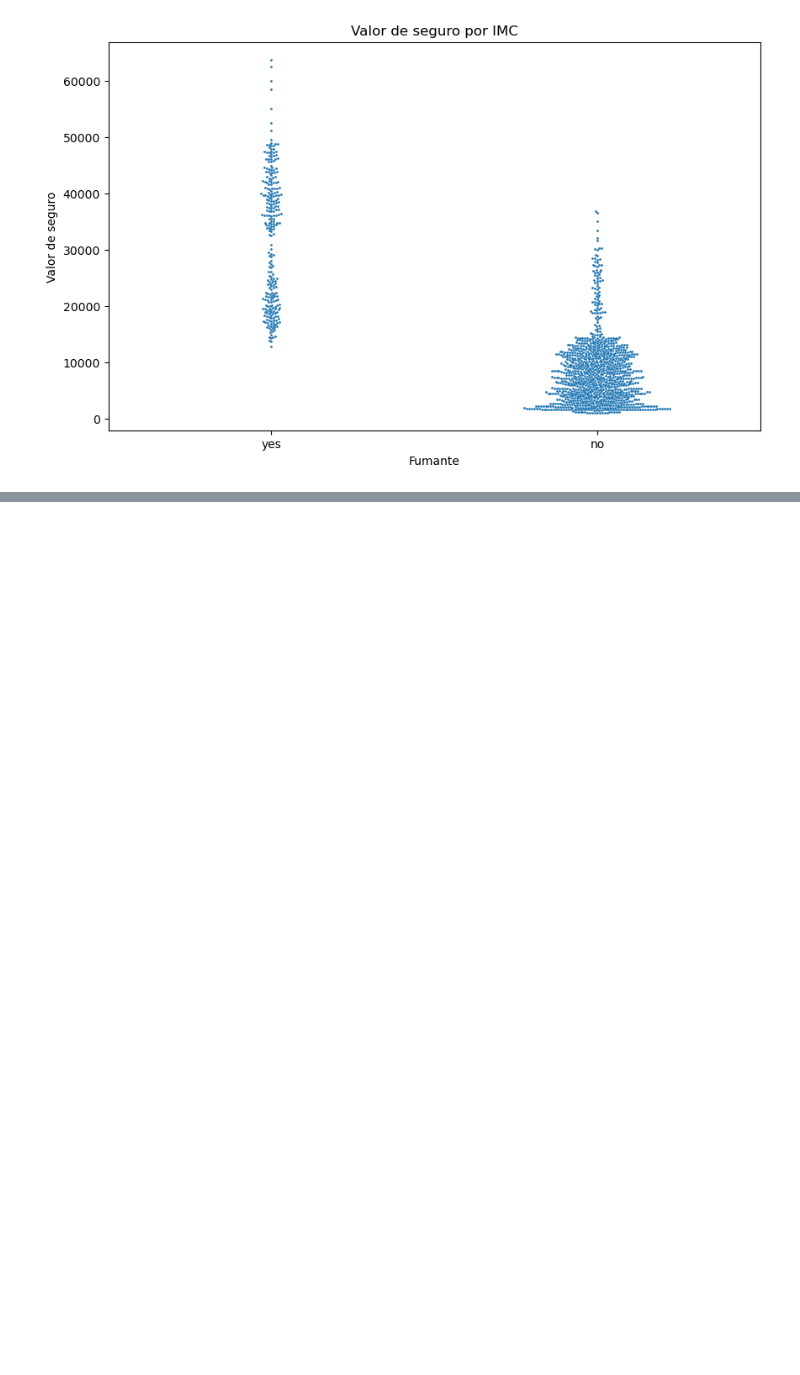
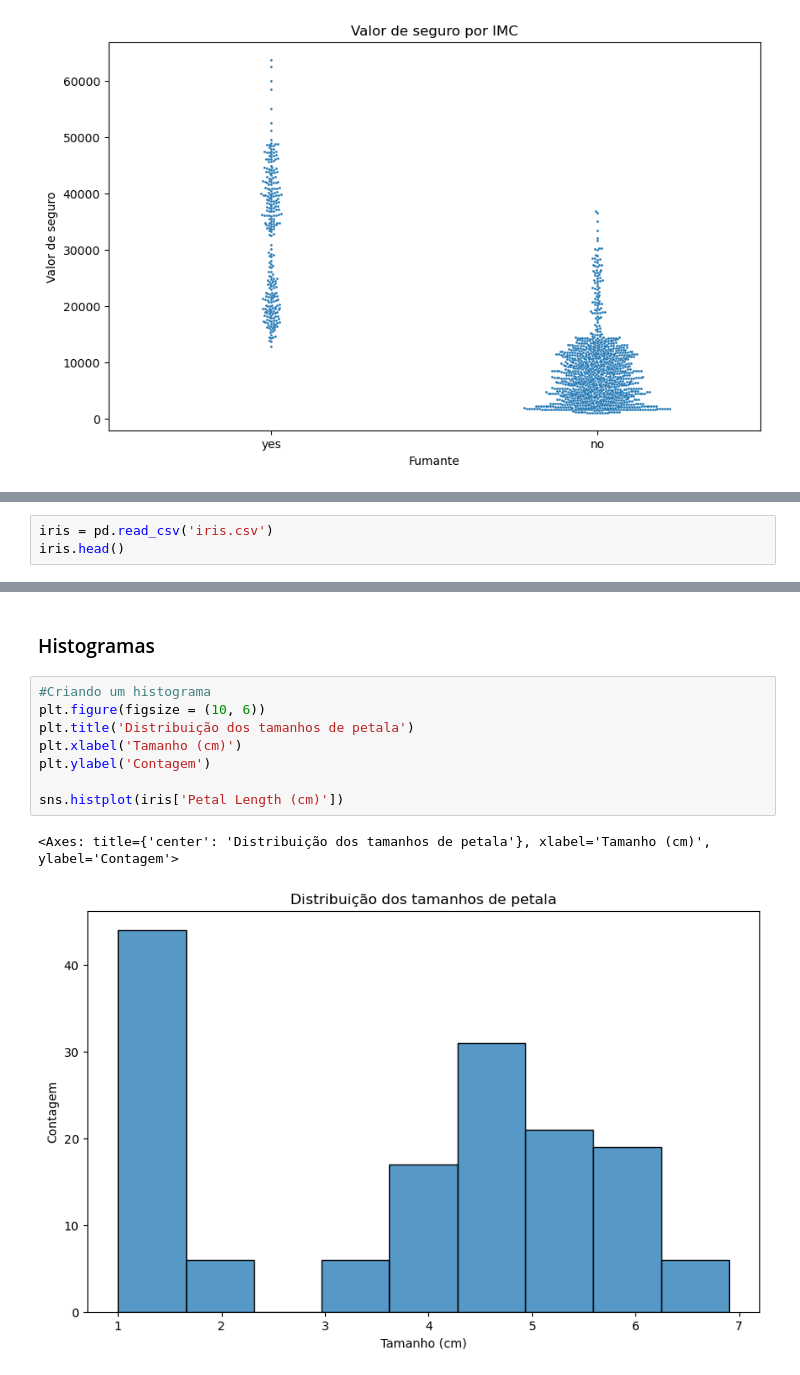
Before and after one commit to marcoapss98/Estudo_Bibliotecas, a Jupyter notebook: Seaborn.ipynb, the cells around one changed output, grey strips where cells are left out. Saved outputs shown, nothing was run; the diff lists cells and outputs as text; blank space fills up the shorter version.

Commit message:
Adicionando gráficos de distribuição

```diff
--- a/Seaborn.ipynb
+++ b/Seaborn.ipynb
@@ -172,0 +175,3 @@ sns.swarmplot(x = seguro['smoker'],
+# %%
+iris = pd.read_csv('iris.csv')
+iris.head()
@@ -172,0 +185,13 @@ sns.swarmplot(x = seguro['smoker'],
+# %% [markdown]
+### Histogramas
+# %%
+#Criando um histograma
+plt.figure(figsize = (10, 6))
+plt.title('Distribuição dos tamanhos de petala')
+plt.xlabel('Tamanho (cm)')
+plt.ylabel('Contagem')
+
+sns.histplot(iris['Petal Length (cm)'])
+# %% [output]
+<Axes: title={'center': 'Distribuição dos tamanhos de petala'}, xlabel='Tamanho (cm)', ylabel='Contagem'>
+[figure, added]
```
Also changed, not shown: parts of 10 cells of this notebook.
